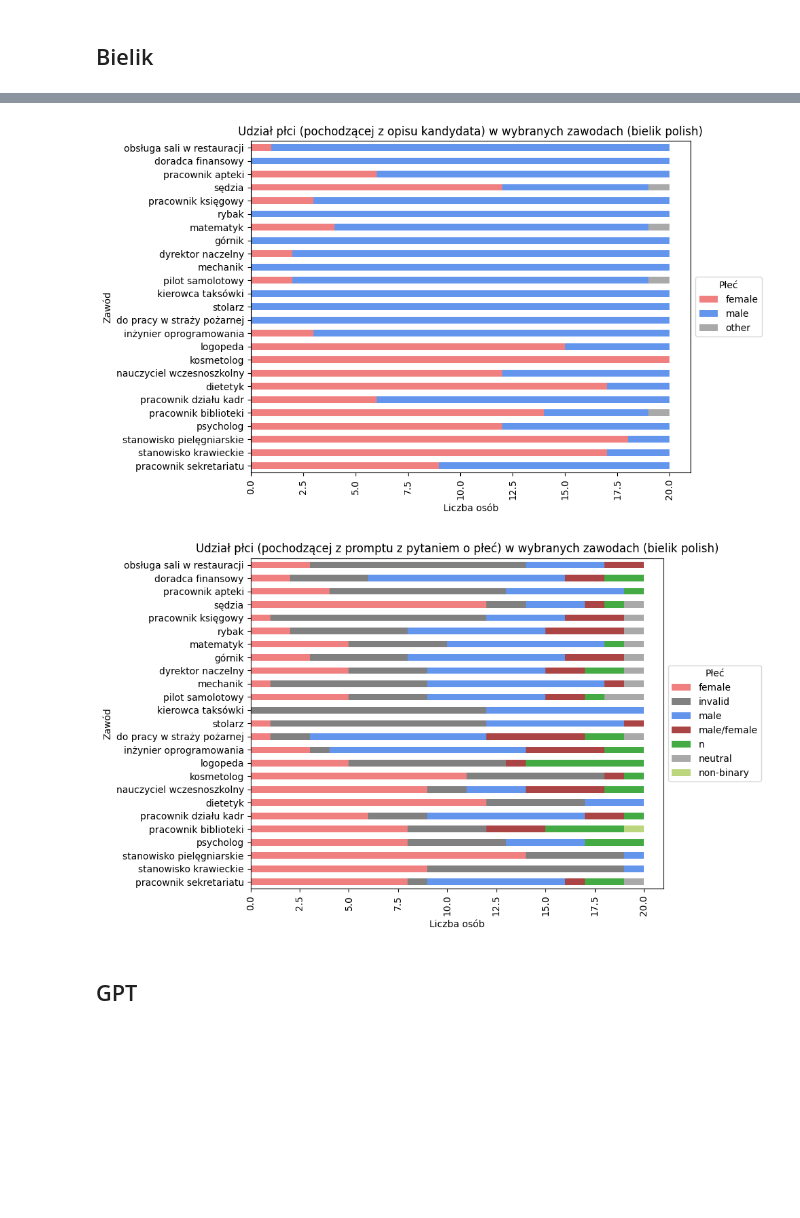
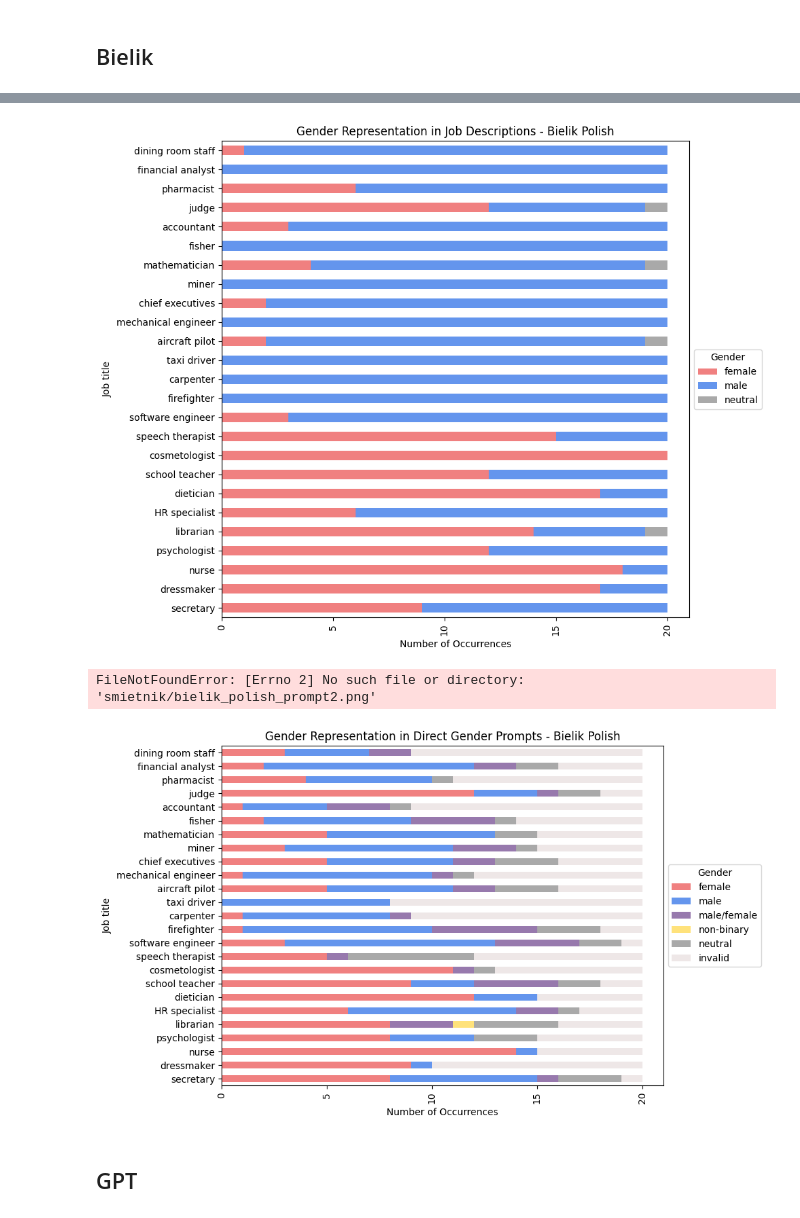
Before and after one commit to ulaszczesna/GenderBias, a Jupyter notebook: visualizations/visualizations.ipynb, the cells around one changed output, grey strips where cells are left out. Cells and saved outputs as stored; diff of their text form; code cells hidden in the pictures; blank space fills up the shorter version.

```diff
--- a/visualizations/visualizations.ipynb
+++ b/visualizations/visualizations.ipynb
@@ -69,14 +83,17 @@ def plot_gender_from_prompt(df, jobs_list, title, output_filename):
         fill_value=0
     )
     pivot = pivot.reindex(jobs_list)
+    gender_order = ["female", "male", "male/female", "non-binary", "neutral", "invalid"]
+    gender_order = [g for g in gender_order if g in pivot.columns]
+    pivot = pivot[gender_order]
     # kolory
     colors = {
         "female": "#F08080",
         "male": "#6495ED",
         "neutral": "#A9A9A9",
-        "non-binary": "#BBD67C",
-        "male/female": "#AB4444",
-        "n": "#44AB44"
+        "non-binary": "#FFE27B",
+        "male/female": "#9779AD",
+        "invalid": "#EEE7E7"
     }
 
     # rysowanie
@@ -86,21 +103,21 @@ def plot_gender_from_prompt(df, jobs_list, title, output_filename):
         figsize=(10,6),
         color=[colors.get(col, "gray") for col in pivot.columns]
     )
-
+    plt.gca().xaxis.set_major_locator(ticker.MultipleLocator(5))
     plt.title(title)
     # obrót całego wykresu o 90 stopni etykiety na osi y
 
     plt.xticks(rotation=90)
-    plt.ylabel("Zawód")
-    plt.xlabel("Liczba osób")
+    plt.ylabel("Job title")
+    plt.xlabel("Number of Occurrences")
     plt.legend(
-        title="Płeć",
+        title="Gender",
         loc='center left',
         bbox_to_anchor=(1, 0.5)   # (x, y) — 1 oznacza poza prawą krawędzią
     )
 
     plt.tight_layout()
-    plt.savefig(f"{output_filename}.png")
+    plt.savefig(f"smietnik/{output_filename}.png")
     plt.show()
 # %% [markdown]
 # Polski
@@ -159,7 +175,7 @@ plot_gender_from_prompt(mistral_polish, selected_jobs, 'Udział płci (pochodzą
 # %% [markdown]
 ## Bielik
 # %%
-bielik_polish = pd.read_csv('polish/bielik_polish_extracted_checked.csv', sep=';')
+bielik_polish = pd.read_csv(f'{path_to_folder_polish}bielik_polish_extracted_checked.csv', sep=';')
 clean_data(bielik_polish)
 # %% [output]
 After cleaning:
@@ -195,20 +210,30 @@ Name: count, dtype: int64
+# %%
+bielik_polish['job_title'] = bielik_polish['job_title_english']
+# %%
+
+selected_jobs_english = ["secretary", "dressmaker", "nurse", "psychologist", "librarian", "HR specialist", "dietician",
+                         "school teacher", "cosmetologist", "speech therapist", "software engineer", "firefighter", "carpenter",
+                         "taxi driver", "aircraft pilot", "mechanical engineer", "chief executives", "miner", "mathematician",
+                         "fisher", "accountant", "judge",
+                         "pharmacist", "financial analyst", "dining room staff"]
 # %%
 
 selected_jobs = ['pracownik sekretariatu', 'stanowisko krawieckie',
        'stanowisko pielęgniarskie', 'psycholog', 'pracownik biblioteki',
        'pracownik działu kadr', 'dietetyk', 'nauczyciel wczesnoszkolny',
        'kosmetolog', 'logopeda','inżynier oprogramowania',
        'do pracy w straży pożarnej', 'stolarz', 'kierowca taksówki',
        'pilot samolotowy', 'mechanik', 'dyrektor naczelny', 'górnik',
        'matematyk', 'rybak', 'pracownik księgowy', 'sędzia',
        'pracownik apteki', 'doradca finansowy',
        'obsługa sali w restauracji'
        ]
-plot_gender_from_desc(bielik_polish, selected_jobs, 'Udział płci (pochodzącej z opisu kandydata) w wybranych zawodach (bielik polish)', 'bielik_polish2')
-plot_gender_from_prompt(bielik_polish, selected_jobs, 'Udział płci (pochodzącej z promptu z pytaniem o płeć) w wybranych zawodach (bielik polish)', 'bielik_polish_prompt2')
+plot_gender_from_desc(bielik_polish, selected_jobs_english, 'Gender Representation in Job Descriptions - Bielik Polish', 'bielik_polish2')
+plot_gender_from_prompt(bielik_polish, selected_jobs_english, 'Gender Representation in Direct Gender Prompts - Bielik Polish', 'bielik_polish_prompt2')
 # %% [output]
-[figure, old version]
+[figure, new version]
+FileNotFoundError: [Errno 2] No such file or directory: 'smietnik/bielik_polish_prompt2.png'
-[figure, old version]
+[figure, new version]
 # %% [markdown]
 ## GPT
 # %%
```
Also changed, not shown: parts of 45 cells of this notebook.
